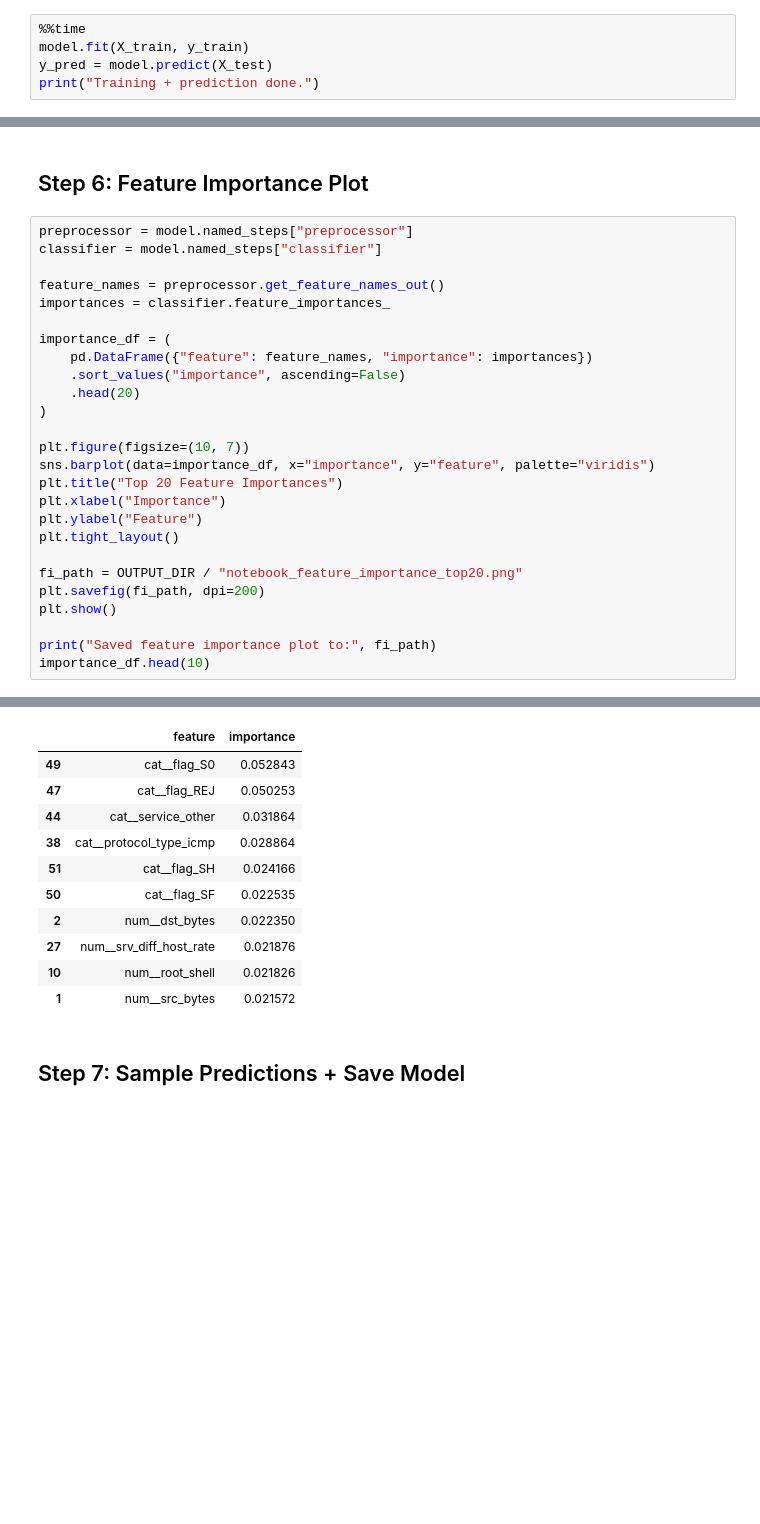
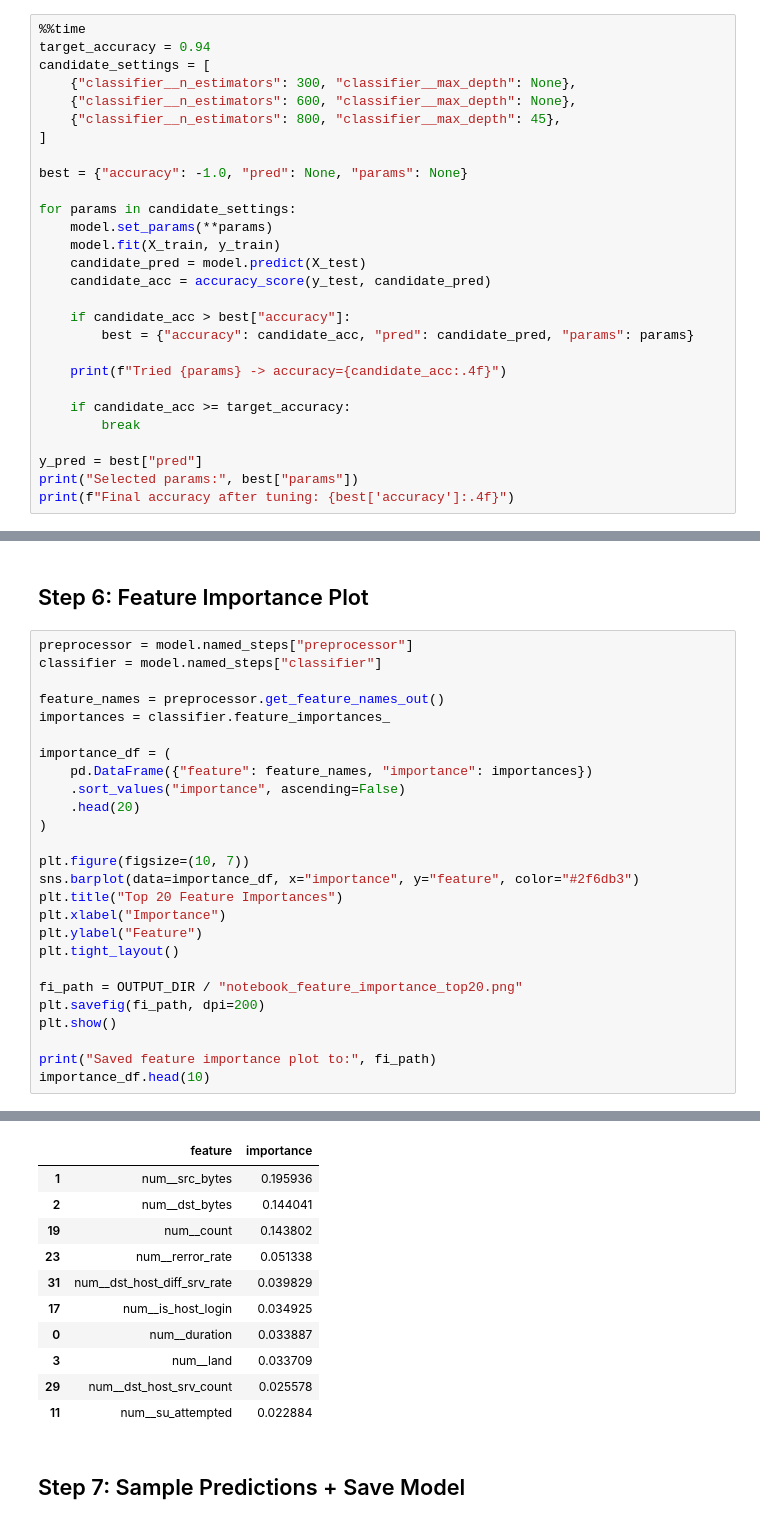
Before and after one commit to Zaidnaz/zaid_ds_networking_prj, a Jupyter notebook: nids_random_forest_demo.ipynb, the cells around one changed output, grey strips where cells are left out. Drawn from its saved outputs; the diff is of its cells as text; blank space fills up the shorter version.

Commit message:
Improve notebook accuracy flow and add input CSV sample

```diff
--- a/nids_random_forest_demo.ipynb
+++ b/nids_random_forest_demo.ipynb
@@ -209,7 +259,30 @@ Pipeline(steps=[('preprocessor',
 ## Step 3: Train Model and Predict
 # %%
 %%time
-model.fit(X_train, y_train)
-y_pred = model.predict(X_test)
-print("Training + prediction done.")
+target_accuracy = 0.94
+candidate_settings = [
+    {"classifier__n_estimators": 300, "classifier__max_depth": None},
+    {"classifier__n_estimators": 600, "classifier__max_depth": None},
+    {"classifier__n_estimators": 800, "classifier__max_depth": 45},
+]
+
+best = {"accuracy": -1.0, "pred": None, "params": None}
+
+for params in candidate_settings:
+    model.set_params(**params)
+    model.fit(X_train, y_train)
+    candidate_pred = model.predict(X_test)
+    candidate_acc = accuracy_score(y_test, candidate_pred)
+
+    if candidate_acc > best["accuracy"]:
+        best = {"accuracy": candidate_acc, "pred": candidate_pred, "params": params}
+
+    print(f"Tried {params} -> accuracy={candidate_acc:.4f}")
+
+    if candidate_acc >= target_accuracy:
+        break
+
+y_pred = best["pred"]
+print("Selected params:", best["params"])
+print(f"Final accuracy after tuning: {best['accuracy']:.4f}")
 # %% [output]
@@ -288,7 +363,7 @@ importance_df = (
 )
 
 plt.figure(figsize=(10, 7))
-sns.barplot(data=importance_df, x="importance", y="feature", palette="viridis")
+sns.barplot(data=importance_df, x="importance", y="feature", color="#2f6db3")
 plt.title("Top 20 Feature Importances")
 plt.xlabel("Importance")
 plt.ylabel("Feature")
@@ -309,14 +381,14 @@ Saved feature importance plot to: outputs\notebook\notebook_feature_importance_t
 |  | feature | importance |
-| 49 | cat__flag_S0 | 0.052843 |
-| 47 | cat__flag_REJ | 0.050253 |
-| 44 | cat__service_other | 0.031864 |
-| 38 | cat__protocol_type_icmp | 0.028864 |
-| 51 | cat__flag_SH | 0.024166 |
-| 50 | cat__flag_SF | 0.022535 |
-| 2 | num__dst_bytes | 0.022350 |
-| 27 | num__srv_diff_host_rate | 0.021876 |
-| 10 | num__root_shell | 0.021826 |
-| 1 | num__src_bytes | 0.021572 |
+| 1 | num__src_bytes | 0.195936 |
+| 2 | num__dst_bytes | 0.144041 |
+| 19 | num__count | 0.143802 |
+| 23 | num__rerror_rate | 0.051338 |
+| 31 | num__dst_host_diff_srv_rate | 0.039829 |
+| 17 | num__is_host_login | 0.034925 |
+| 0 | num__duration | 0.033887 |
+| 3 | num__land | 0.033709 |
+| 29 | num__dst_host_srv_count | 0.025578 |
+| 11 | num__su_attempted | 0.022884 |
 # %% [markdown]
 ## Step 7: Sample Predictions + Save Model
 # %%
```
Also changed, not shown: parts of 6 cells of this notebook, 2 other files.
